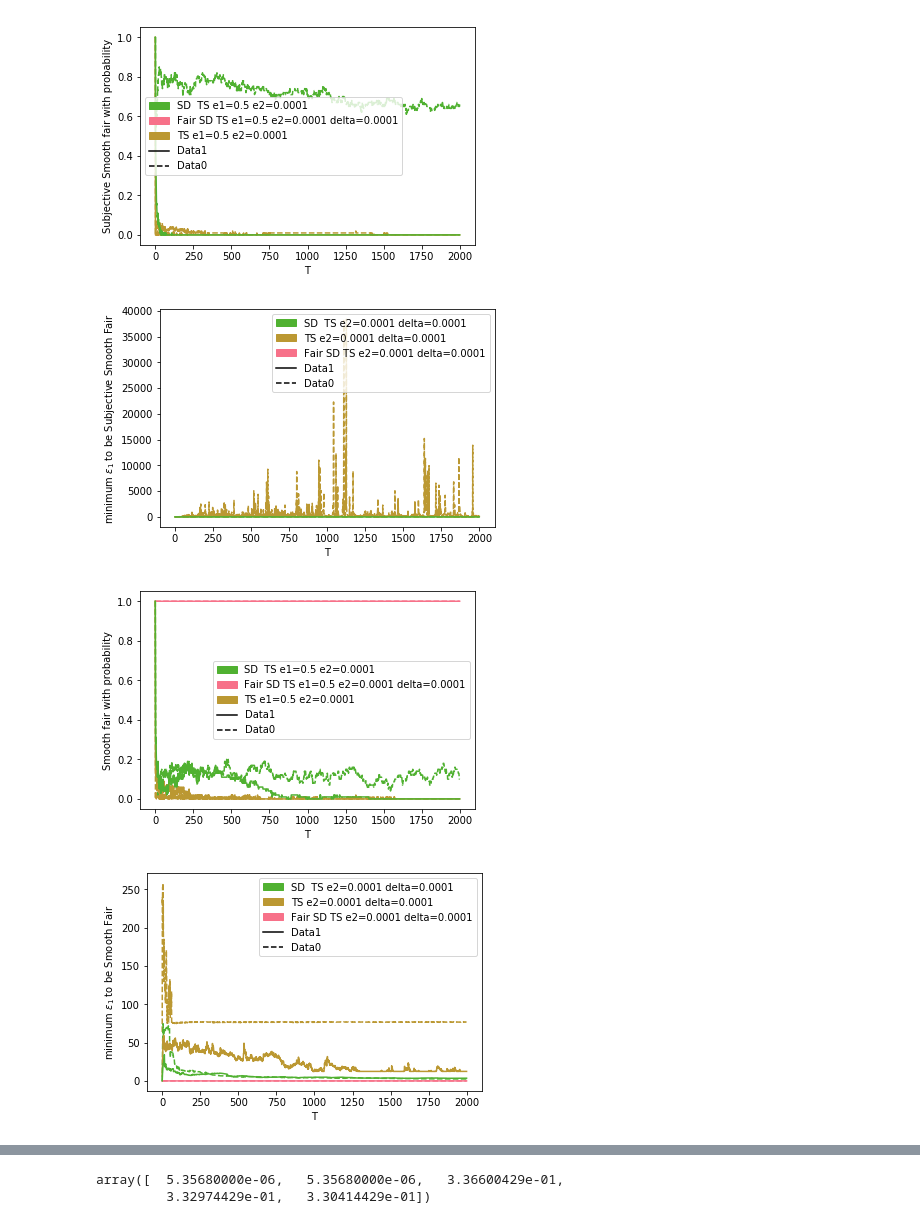
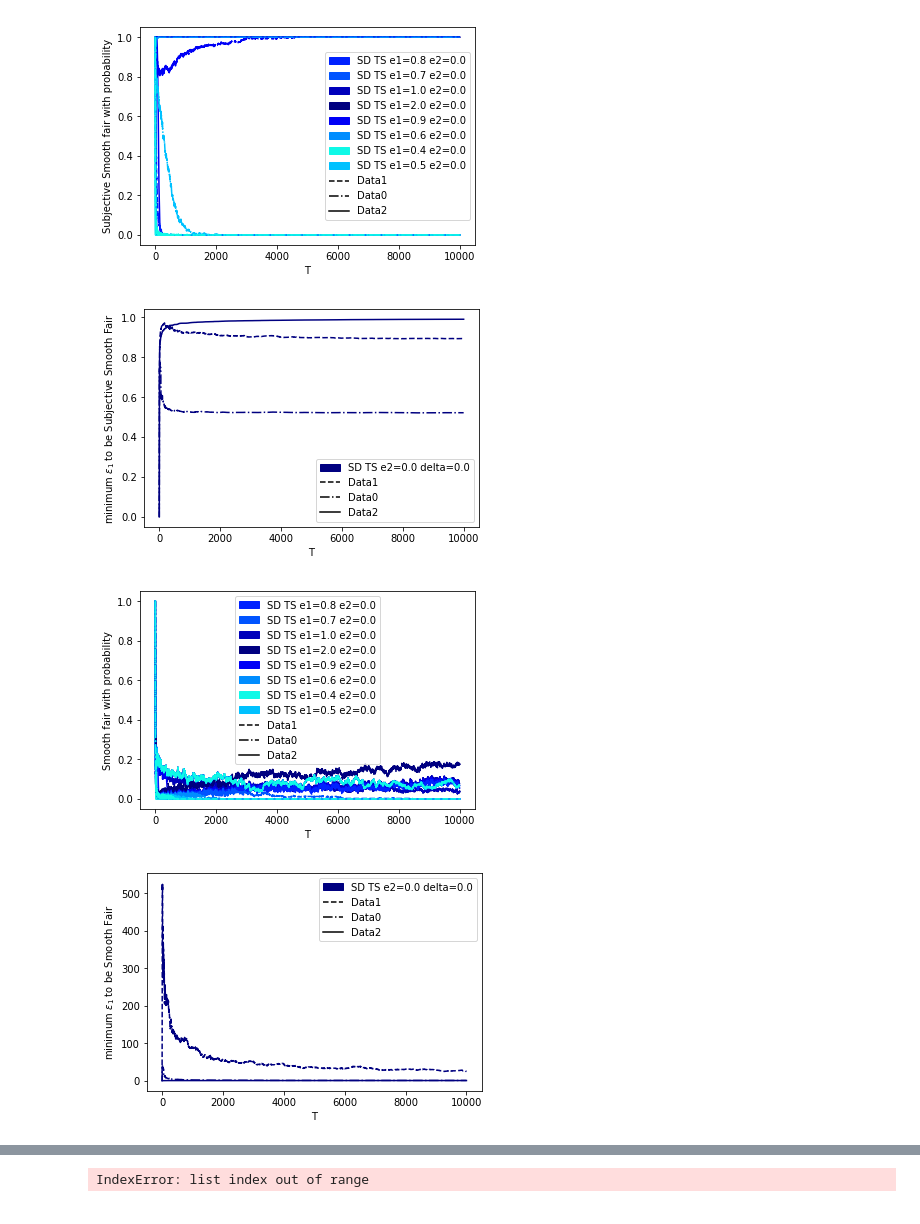
Before and after one commit to antonm94/Fairness_in_Bandits, a Jupyter notebook: notebooks/Stochastic Dominance.ipynb, the cells around one changed output, grey strips where cells are left out. Saved outputs shown, nothing was run; the diff lists cells and outputs as text; code cells hidden in the pictures.

Commit message:
saving images

```diff
--- a/notebooks/Stochastic Dominance.ipynb
+++ b/notebooks/Stochastic Dominance.ipynb
@@ -18,28 +18,29 @@ ts_test = []
 sd_ts_test = []
 fair_sd_ts_test = []
 
-for root, dirs, files in os.walk("/Users/antonm/PycharmProjects/Fairness_in_Bandits/objects/"):
-    for file in files:
-        if file.endswith(".file"):
-            with open(os.path.join(root, file), "rb") as f:
-                test = pickle.load(f)
-                if test.name == 'TS':
-                    ts_test.append(test)
-                elif test.name == 'SD  TS':
-                    sd_ts_test.append(test)
-                elif test.name == 'Fair SD TS':
-                    fair_sd_ts_test.append(test)
-                else:
-                    print 'test type unknown'
+for file in os.listdir("/Users/antonm/PycharmProjects/Fairness_in_Bandits/executed_files/objects2"):
+    if file.endswith(".file"):
+        with open(os.path.join("/Users/antonm/PycharmProjects/Fairness_in_Bandits/executed_files/objects2", file), "rb") as f:
+            test = pickle.load(f)
+            if test.name == 'TS':
+                ts_test.append(test)
+            elif test.name == 'SD  TS' or test.name == 'SD TS':
+
+                sd_ts_test.append(test)
+            elif test.name == 'Fair SD TS':
+                fair_sd_ts_test.append(test)
+            else:
+                print 'unknwown test name'
 # %%
+test_cases = sd_ts_test + fair_sd_ts_test
 plt.plot_delta_subjective_fair(test_cases)
 plt.plot_subjective_min_e1(test_cases)
 plt.plot_delta_smooth_fair(test_cases)
 plt.plot_min_e1(test_cases)
 plt.plot_average_total_regret(test_cases)
 plt.plot_fairness_regret(test_cases)
 # %% [output]
-[figure, old version]
+[figure, new version]
-[figure, old version]
+[figure, new version]
-[figure, old version]
+[figure, new version]
-[figure, old version]
+[figure, new version]
@@ -49,7 +50,6 @@ plt.plot_fairness_regret(test_cases)
 test_cases[0].curr_test.c
 test_cases[2].bandits.p_star
 # %% [output]
-array([  5.35680000e-06,   5.35680000e-06,   3.36600429e-01,
-         3.32974429e-01,   3.30414429e-01])
+IndexError: list index out of range
 # %%
 sd_test.print_info()
```
Also changed, not shown: parts of 1 cell of this notebook, 5 other files.
